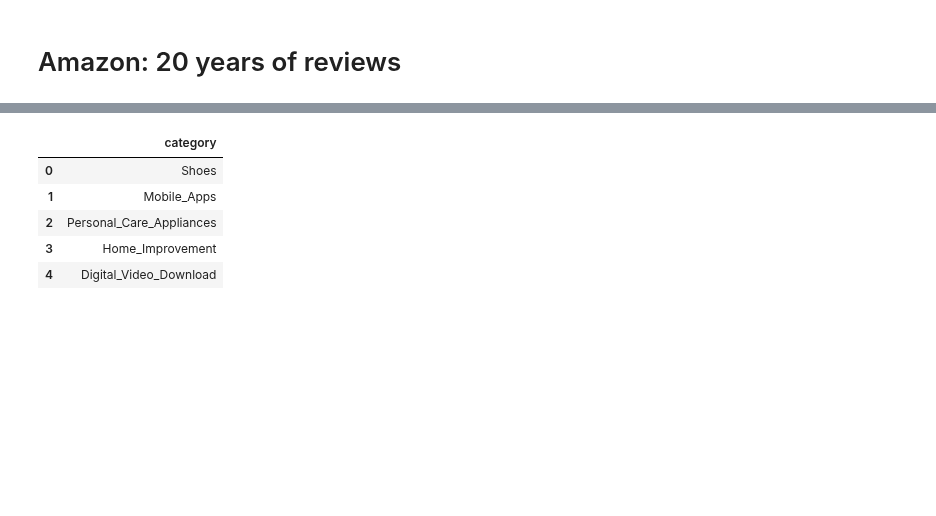
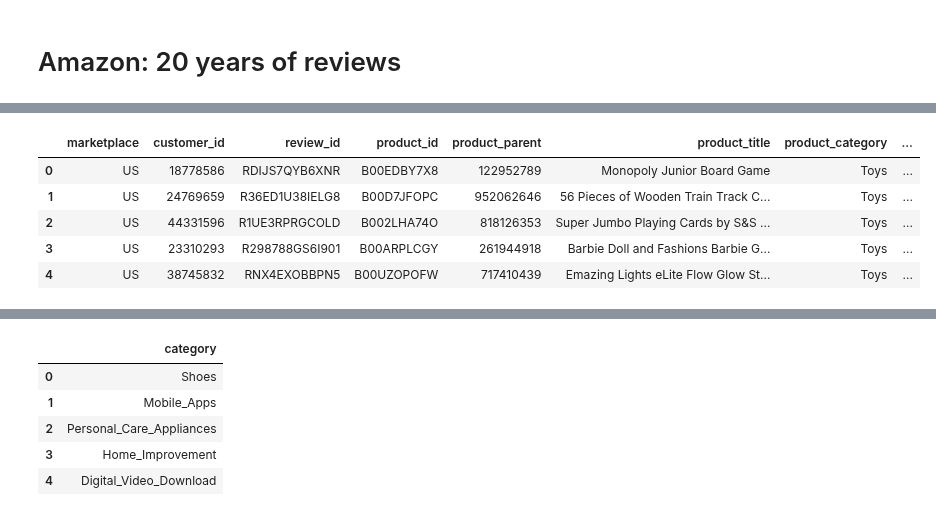
Before and after one commit to pjuda/ada-project, a Jupyter notebook: amazon-project.ipynb, the cells around one changed output, grey strips where cells are left out. Drawn from its saved outputs; the diff is of its cells as text; code cells hidden in the pictures; blank space fills up the shorter version.

```diff
--- a/amazon-project.ipynb
+++ b/amazon-project.ipynb
@@ -2,0 +42,10 @@
+# %%
+sample_pd = pd.read_csv('sample_us.tsv', delimiter='\t', error_bad_lines=False)
+sample_pd.head()
+# %% [output]
+|  | marketplace | customer_id | review_id | product_id | product_parent | product_title | product_category | ... |
+| 0 | US | 18778586 | RDIJS7QYB6XNR | B00EDBY7X8 | 122952789 | Monopoly Junior Board Game | Toys | ... |
+| 1 | US | 24769659 | R36ED1U38IELG8 | B00D7JFOPC | 952062646 | 56 Pieces of Wooden Train Track C... | Toys | ... |
+| 2 | US | 44331596 | R1UE3RPRGCOLD | B002LHA74O | 818126353 | Super Jumbo Playing Cards by S&S ... | Toys | ... |
+| 3 | US | 23310293 | R298788GS6I901 | B00ARPLCGY | 261944918 | Barbie Doll and Fashions Barbie G... | Toys | ... |
+| 4 | US | 38745832 | RNX4EXOBBPN5 | B00UZOPOFW | 717410439 | Emazing Lights eLite Flow Glow St... | Toys | ... |
```
Also changed, not shown: parts of 39 cells of this notebook.
